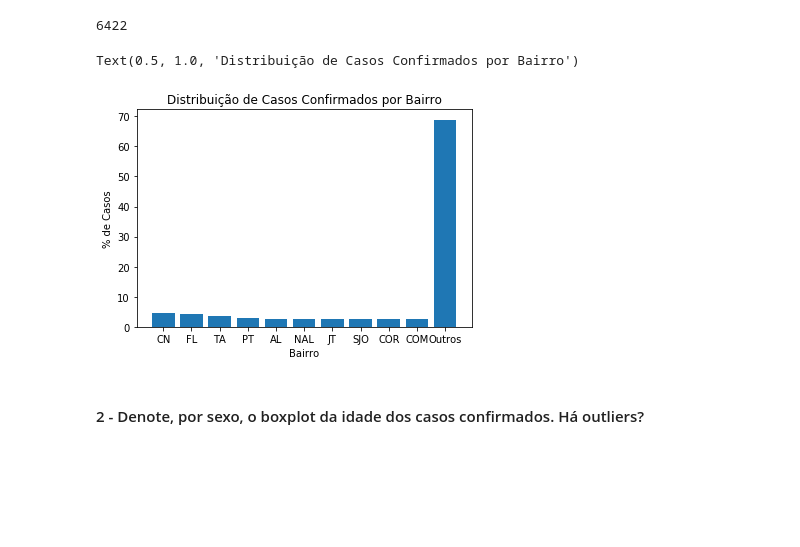
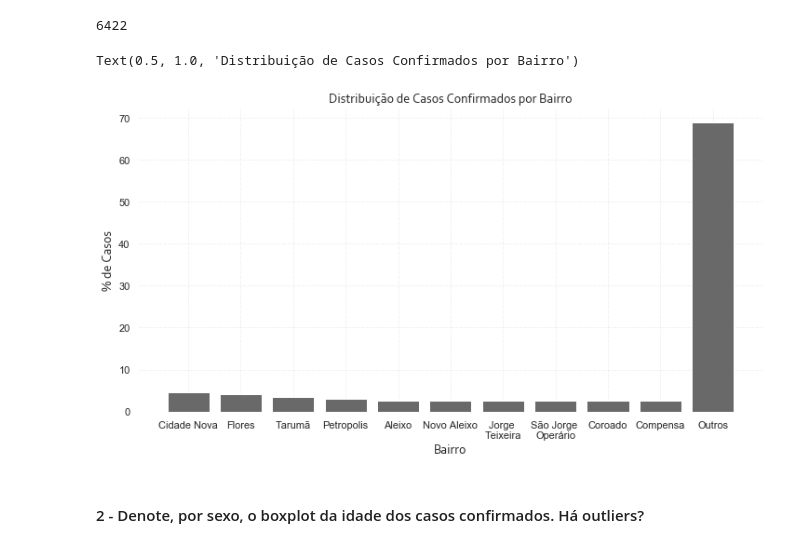
Before and after one commit to jvmdo/rna-pp1-2020, a Jupyter notebook: Código/PP1_redesneurais.ipynb, the cells around one changed output. Cells and saved outputs as stored; diff of their text form; code cells hidden in the pictures; blank space fills up the shorter version.

```diff
--- a/Código/PP1_redesneurais.ipynb
+++ b/Código/PP1_redesneurais.ipynb
@@ -281,3 +279,5 @@ sigla_bairros = ['CN', 'FL', 'TA', 'PT', 'AL', 'NAL', 'JT', 'SJO', 'COR', 'COM',
+# %%
+sigla_bairros = ['Cidade Nova', 'Flores', 'Tarumã', 'Petropolis', 'Aleixo', 'Novo Aleixo', 'Jorge \nTeixeira', 'São Jorge \nOperário', 'Coroado', 'Compensa', 'Outros']
 # %%
 others = np.sum(neigh_cases.sort_values(ascending=False).tail(496))
 print(others)
@@ -293,14 +293,23 @@ total = sum(top10_casos_bairro)
 print(total)
 # %% [output]
 6422
-# %%
-plt.bar(sigla_bairros, [x/total * 100 for x in top10_casos_bairro])
-plt.xlabel("Bairro")
-plt.ylabel("% de Casos")
-plt.title("Distribuição de Casos Confirmados por Bairro")
-# %% [output]
-Text(0.5, 1.0, 'Distribuição de Casos Confirmados por Bairro')
-[figure, removed]
+# %%
+fig, ax = plt.subplots(figsize =(12, 6))
+font = {'fontname':'Corbel'}
+
+for s in ['top', 'bottom', 'left', 'right']:
+    ax.spines[s].set_visible(False)
+
+# Add x, y gridlines
+ax.grid(b = True, color ='grey', linestyle ='-.', linewidth = 0.5, alpha = 0.2)
+
+ax.bar(sigla_bairros, [x/total * 100 for x in top10_casos_bairro], color='dimgray')
+ax.set_xlabel("Bairro", fontsize=14, **font)
+ax.set_ylabel("% de Casos", fontsize=14, **font)
+ax.set_title("Distribuição de Casos Confirmados por Bairro", fontsize=14, **font)
+# %% [output]
+Text(0.5, 1.0, 'Distribuição de Casos Confirmados por Bairro')
+[figure, added]
 # %% [markdown]
 #### 2 - Denote, por sexo, o boxplot da idade dos casos confirmados. Há outliers?
 # %%
```
Also changed, not shown: parts of 5 cells of this notebook.
